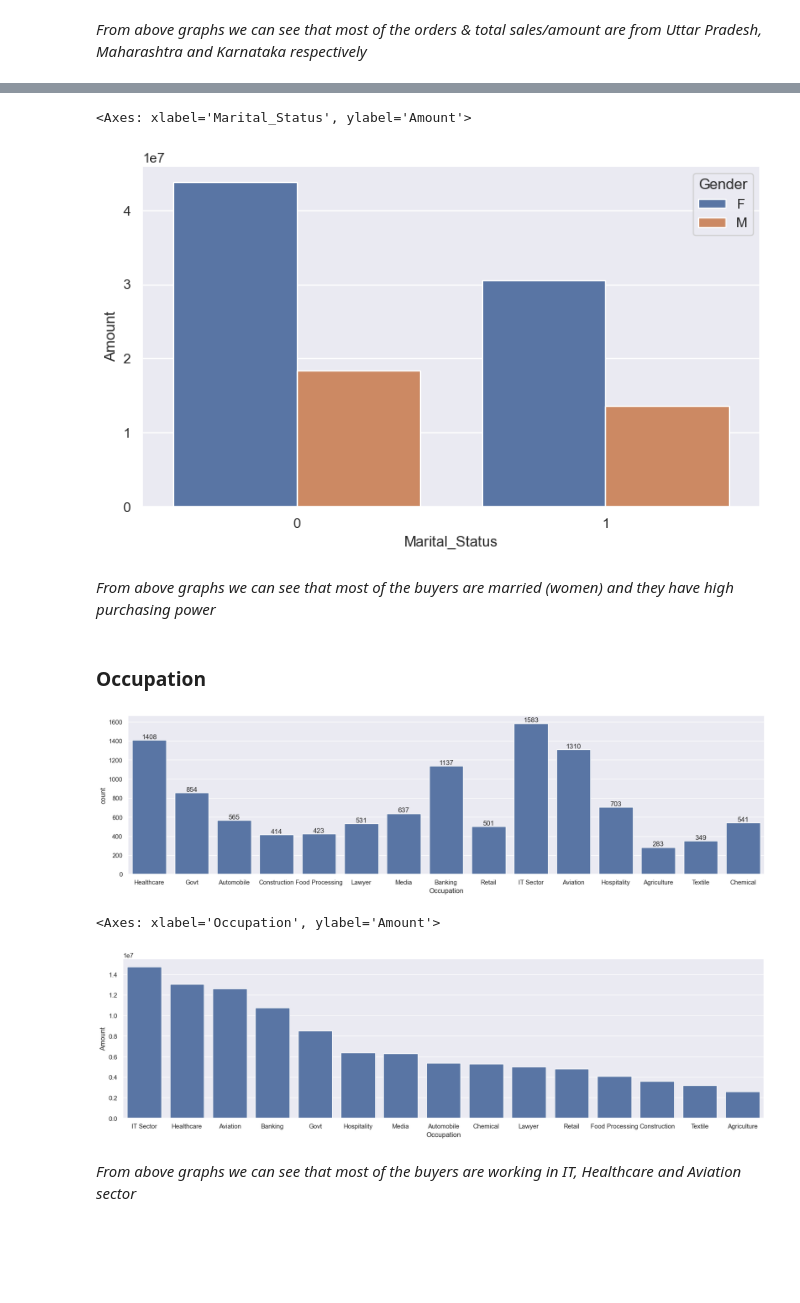
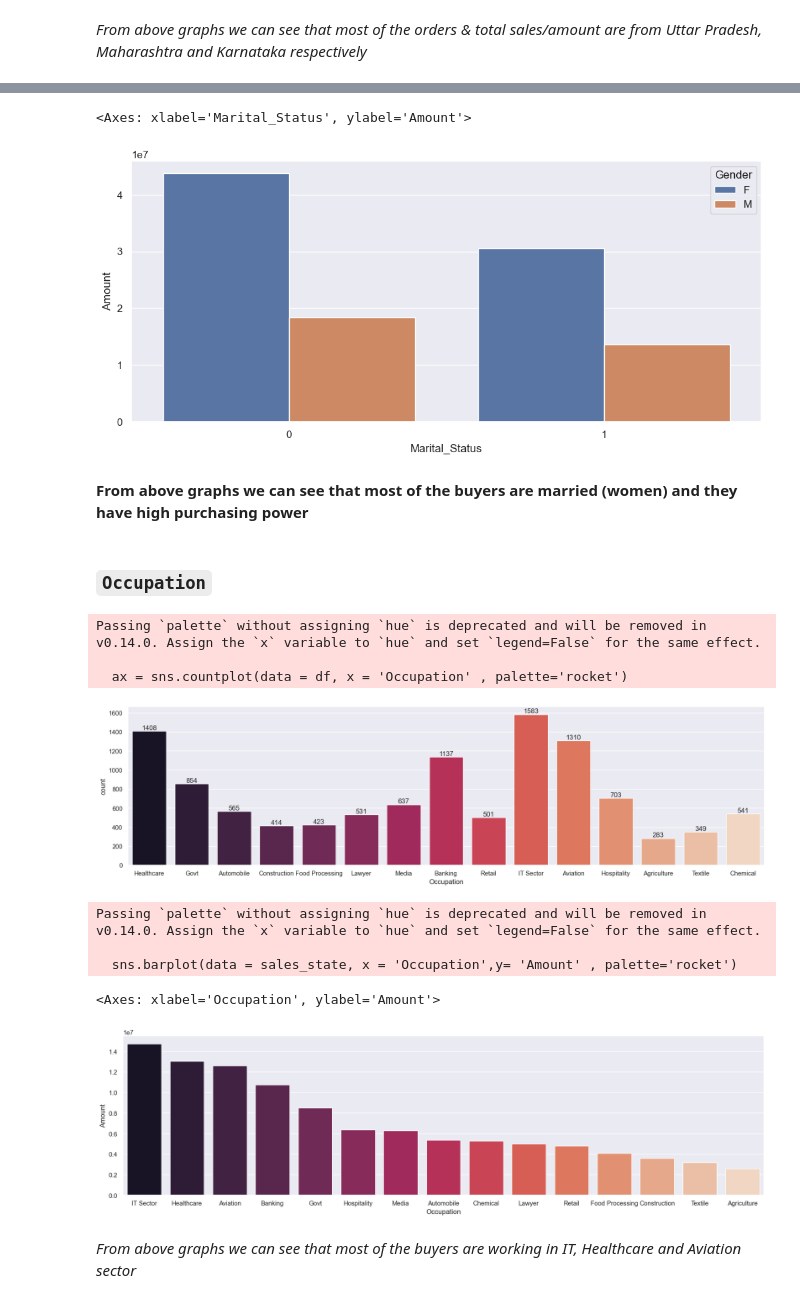
Before and after one commit to satyam1256/Data_Science, a Jupyter notebook: Data Analytics/Projects/DiwaliSales/Diwali_Analysis.ipynb, the cells around one changed output, grey strips where cells are left out. Cells and saved outputs as stored; diff of their text form; code cells hidden in the pictures; blank space fills up the shorter version.

Commit message:
Updated Diwali Sales Analysis

```diff
--- a/Data Analytics/Projects/DiwaliSales/Diwali_Analysis.ipynb
+++ b/Data Analytics/Projects/DiwaliSales/Diwali_Analysis.ipynb
@@ -208,31 +208,36 @@ for bars in ax.containers:
 # %%
-sales_state = df.groupby(['Marital_Status', 'Gender'], as_index=False)['Amount'].sum().sort_values(by='Amount', ascending=False)
-sales_state
-sns.set(rc={'figure.figsize':(9,5)})
-sns.barplot(data = sales_state, x = 'Marital_Status',y= 'Amount', hue='Gender')
+ss = df.groupby(['Marital_Status' , 'Gender'] , as_index=False)['Amount'].sum().sort_values(by='Amount', ascending=False).head(10)
+sns.set(rc={'figure.figsize':(12,5)})
+sns.barplot(data = ss, x = 'Marital_Status',y= 'Amount' , hue='Gender')
 # %% [output]
 <Axes: xlabel='Marital_Status', ylabel='Amount'>
-[figure, old version]
+[figure, new version]
 # %% [markdown]
-*From above graphs we can see that most of the buyers are married (women) and they have high purchasing power*
+**From above graphs we can see that most of the buyers are married (women) and they have high purchasing power**
 # %% [markdown]
-### Occupation
+### `Occupation`
 # %%
 sns.set(rc={'figure.figsize':(20,5)})
-ax = sns.countplot(data = df, x = 'Occupation')
+ax = sns.countplot(data = df, x = 'Occupation' , palette='rocket')
 
 for bars in ax.containers:
     ax.bar_label(bars)
 # %% [output]
+Passing `palette` without assigning `hue` is deprecated and will be removed in v0.14.0. Assign the `x` variable to `hue` and set `legend=False` for the same effect.
+
+  ax = sns.countplot(data = df, x = 'Occupation' , palette='rocket')
-[figure, old version]
+[figure, new version]
 # %%
 sales_state = df.groupby(['Occupation'], as_index=False)['Amount'].sum().sort_values(by='Amount', ascending=False)
 
 sns.set(rc={'figure.figsize':(20,5)})
-sns.barplot(data = sales_state, x = 'Occupation',y= 'Amount')
+sns.barplot(data = sales_state, x = 'Occupation',y= 'Amount' , palette='rocket')
 # %% [output]
-<Axes: xlabel='Occupation', ylabel='Amount'>
+Passing `palette` without assigning `hue` is deprecated and will be removed in v0.14.0. Assign the `x` variable to `hue` and set `legend=False` for the same effect.
+
+  sns.barplot(data = sales_state, x = 'Occupation',y= 'Amount' , palette='rocket')
+<Axes: xlabel='Occupation', ylabel='Amount'>
-[figure, old version]
+[figure, new version]
 # %% [markdown]
 *From above graphs we can see that most of the buyers are working in IT, Healthcare and Aviation sector*
 # %% [markdown]
```
Also changed, not shown: parts of 13 cells of this notebook.
